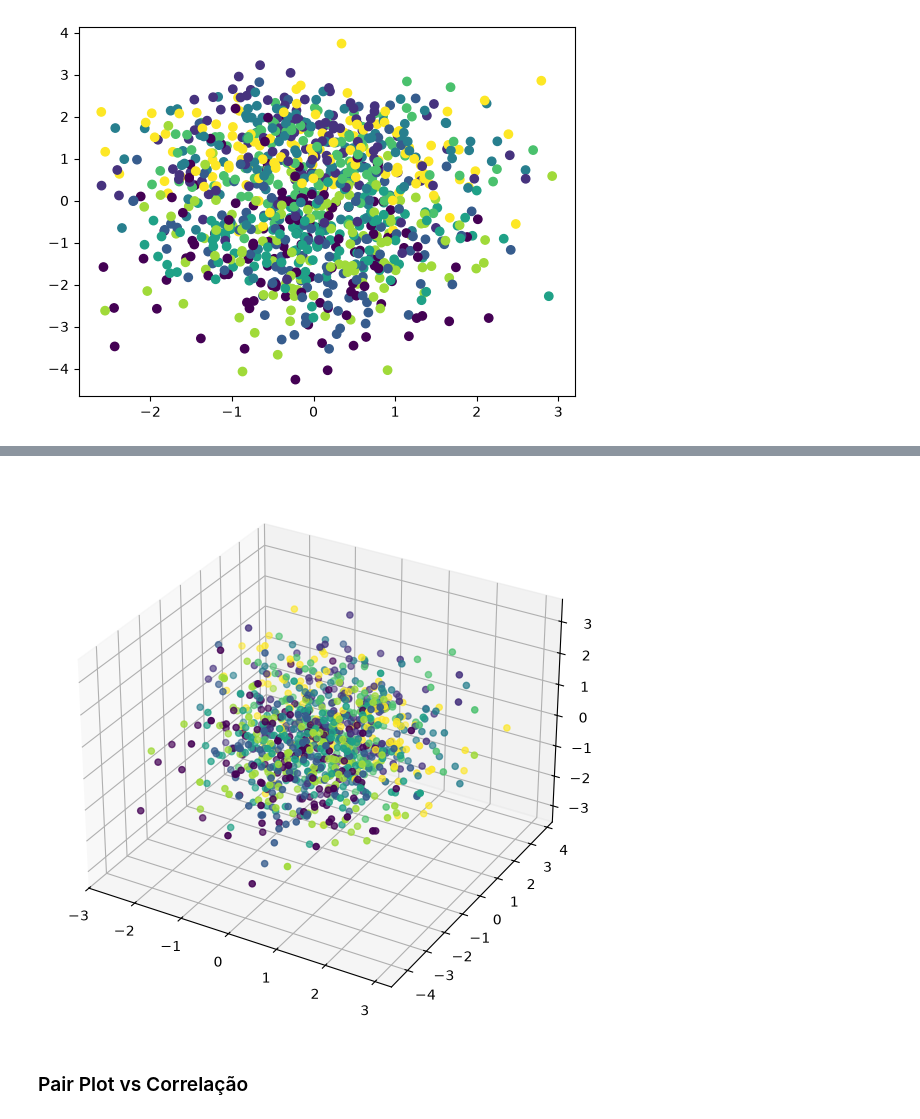
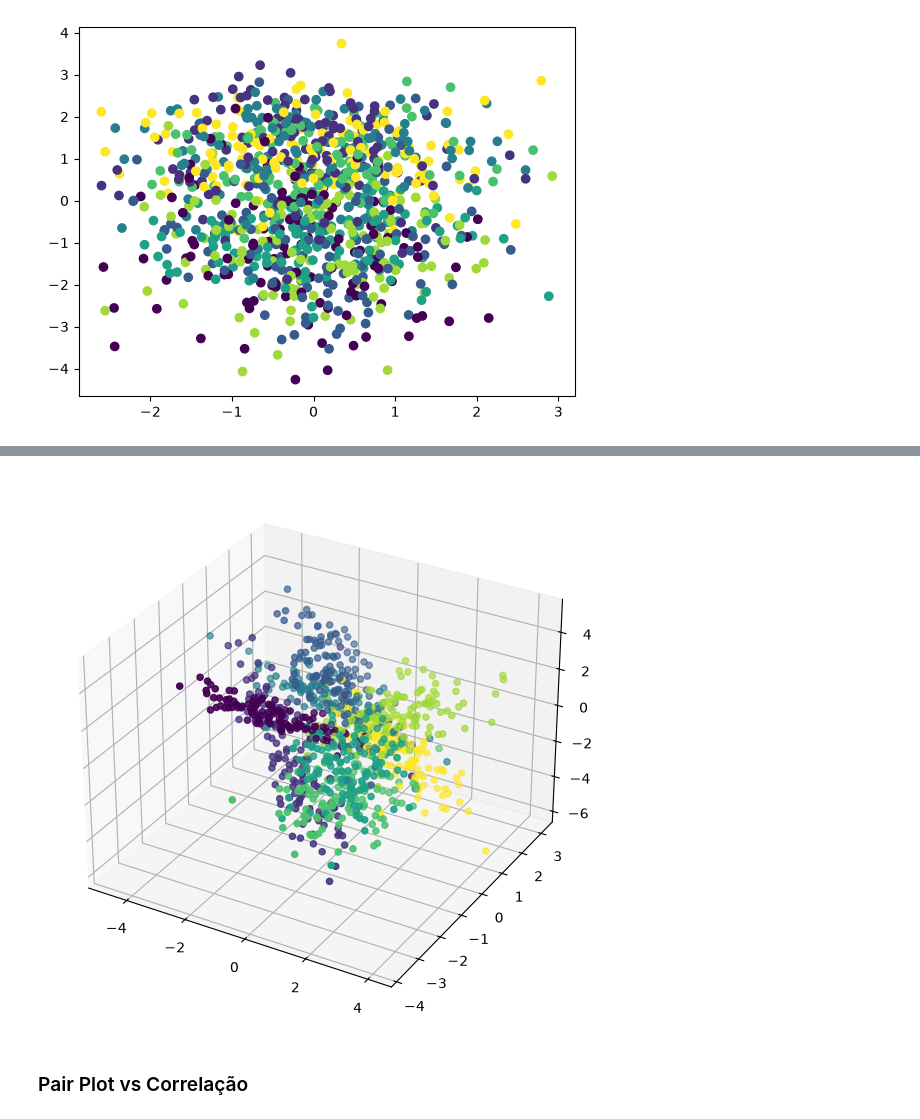
Before and after one commit to abaffa/INF1038, a Jupyter notebook: INF1038_Aula_08_Eng Atributo.ipynb, the cells around one changed output, grey strips where cells are left out. Saved outputs shown, nothing was run; the diff lists cells and outputs as text; code cells hidden in the pictures.

```diff
--- a/INF1038_Aula_08_Eng Atributo.ipynb
+++ b/INF1038_Aula_08_Eng Atributo.ipynb
@@ -27,17 +34,17 @@ plt.show()
 # %%
 import matplotlib.pyplot as plt
 
 # Creating figure
 fig = plt.figure(figsize = (10, 7))
 ax = plt.axes(projection ="3d")
 
 # Creating plot
-ax.scatter3D(X[:, 0], X[:, 1], X[:, 2], c=y)
+ax.scatter3D(X[:, 7], X[:, 18], X[:, 8], c=y)
 
 # show plot
 plt.show()
 # %% [output]
-[figure, old version]
+[figure, new version]
 # %% [markdown]
 ### Pair Plot vs Correlação
 # %%
```
Also changed, not shown: parts of 35 cells of this notebook, 17 other files.
